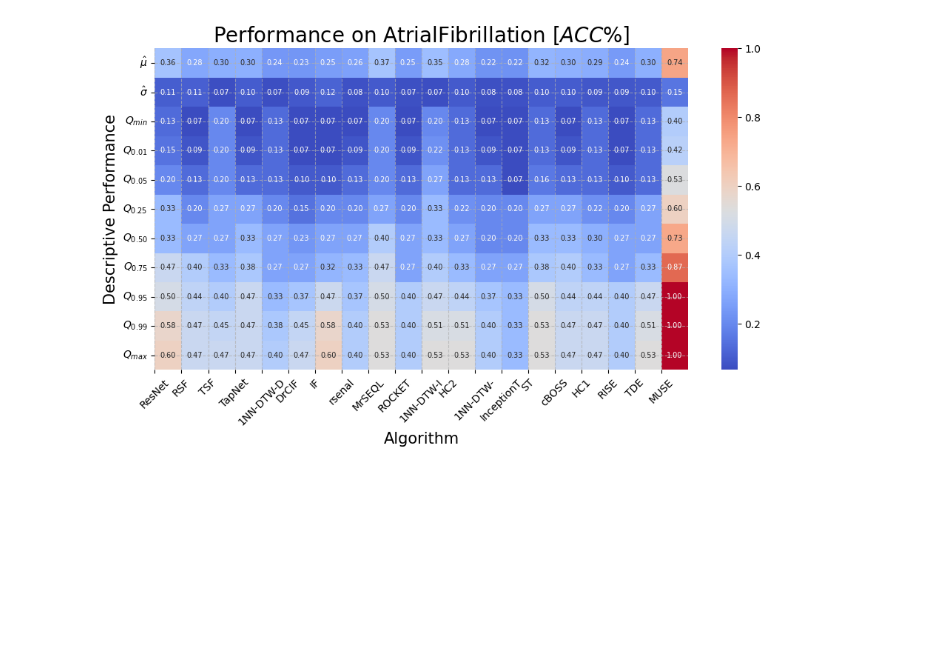
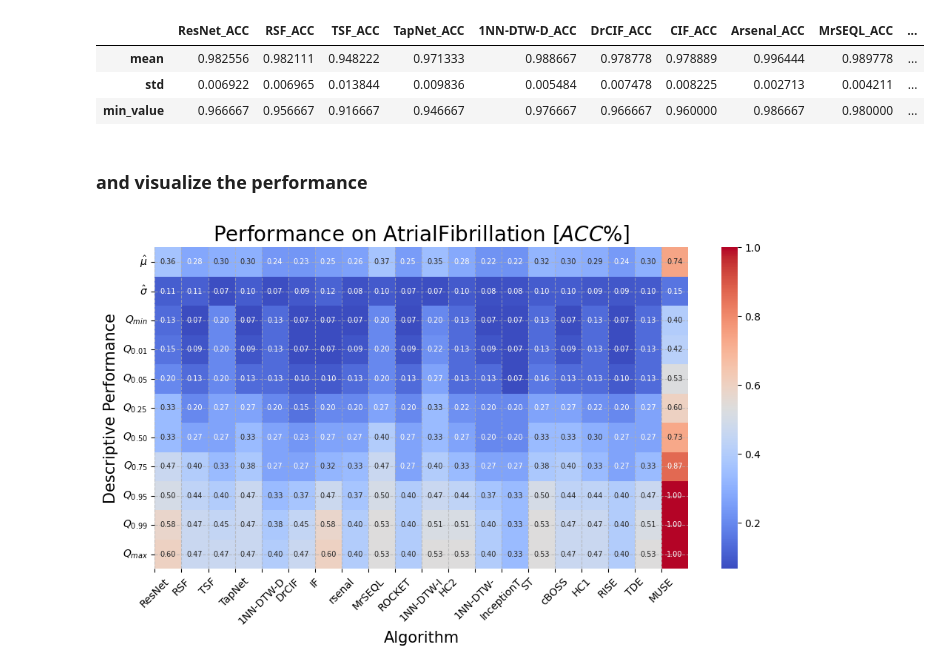
Before and after one commit to LarsBoecking/time_series_fingerprint, a Jupyter notebook: 02_multivariat_explore_data.ipynb, the cells around one changed output. Saved outputs shown, nothing was run; the diff lists cells and outputs as text; code cells hidden in the pictures; blank space fills up the shorter version.

```diff
--- a/02_multivariat_explore_data.ipynb
+++ b/02_multivariat_explore_data.ipynb
@@ -304,0 +257,28 @@ buffer_dict["FingerMovements"]
+# %%
+def _calculate_descriptive_performance(algorithm_data_set_performance_raw):
+    percentiles = [0.01, 0.05, 0.25, 0.50, 0.75, 0.95, 0.99]
+    percentiles_dict = {f'quantiles_{int(p*100)}': np.quantile(algorithm_data_set_performance_raw, p) for p in percentiles}
+
+    descriptive_dict = {
+        'mean': np.mean(algorithm_data_set_performance_raw),
+        'std': np.std(algorithm_data_set_performance_raw),
+        'min_value': np.min(algorithm_data_set_performance_raw),
+        'max_value': np.max(algorithm_data_set_performance_raw),
+        **percentiles_dict
+    }
+
+    return descriptive_dict
+
+def calculate_algorithm_descriptives(performance_dict):
+    algorithm_descriptives = defaultdict(dict)
+
+    for data_set, algorithms in performance_dict.items():
+        for algorithm, performance_data in algorithms.items():
+            descriptive_stats = _calculate_descriptive_performance(performance_data)
+            algorithm_descriptives[data_set][algorithm] = descriptive_stats
+
+    # iterate over all data sets in performance_dict and transform the value into a pd.DataFrame
+    for data_set_name, algorithm_performance in algorithm_descriptives.items():
+        algorithm_descriptives[data_set_name]= pd.DataFrame(algorithm_performance)
+
+    return algorithm_descriptives
@@ -305,3 +294,14 @@ buffer_dict["FingerMovements"]
+# %%
+# calculate the descriptive statistics
+algorithm_descriptives = calculate_algorithm_descriptives(performance_dict)
+algorithm_descriptives['ArticularyWordRecognition'].head(3)
+# %% [output]
+|  | ResNet_ACC | RSF_ACC | TSF_ACC | TapNet_ACC | 1NN-DTW-D_ACC | DrCIF_ACC | CIF_ACC | Arsenal_ACC | MrSEQL_ACC | ... |
+| mean | 0.982556 | 0.982111 | 0.948222 | 0.971333 | 0.988667 | 0.978778 | 0.978889 | 0.996444 | 0.989778 | ... |
+| std | 0.006922 | 0.006965 | 0.013844 | 0.009836 | 0.005484 | 0.007478 | 0.008225 | 0.002713 | 0.004211 | ... |
+| min_value | 0.966667 | 0.956667 | 0.916667 | 0.946667 | 0.976667 | 0.966667 | 0.960000 | 0.986667 | 0.980000 | ... |
+# %% [markdown]
+### and visualize the performance
 # %%
 def _visualize_performance_data_set(data_set_name):
 
```
Also changed, not shown: parts of 24 cells of this notebook, 1 other file.
